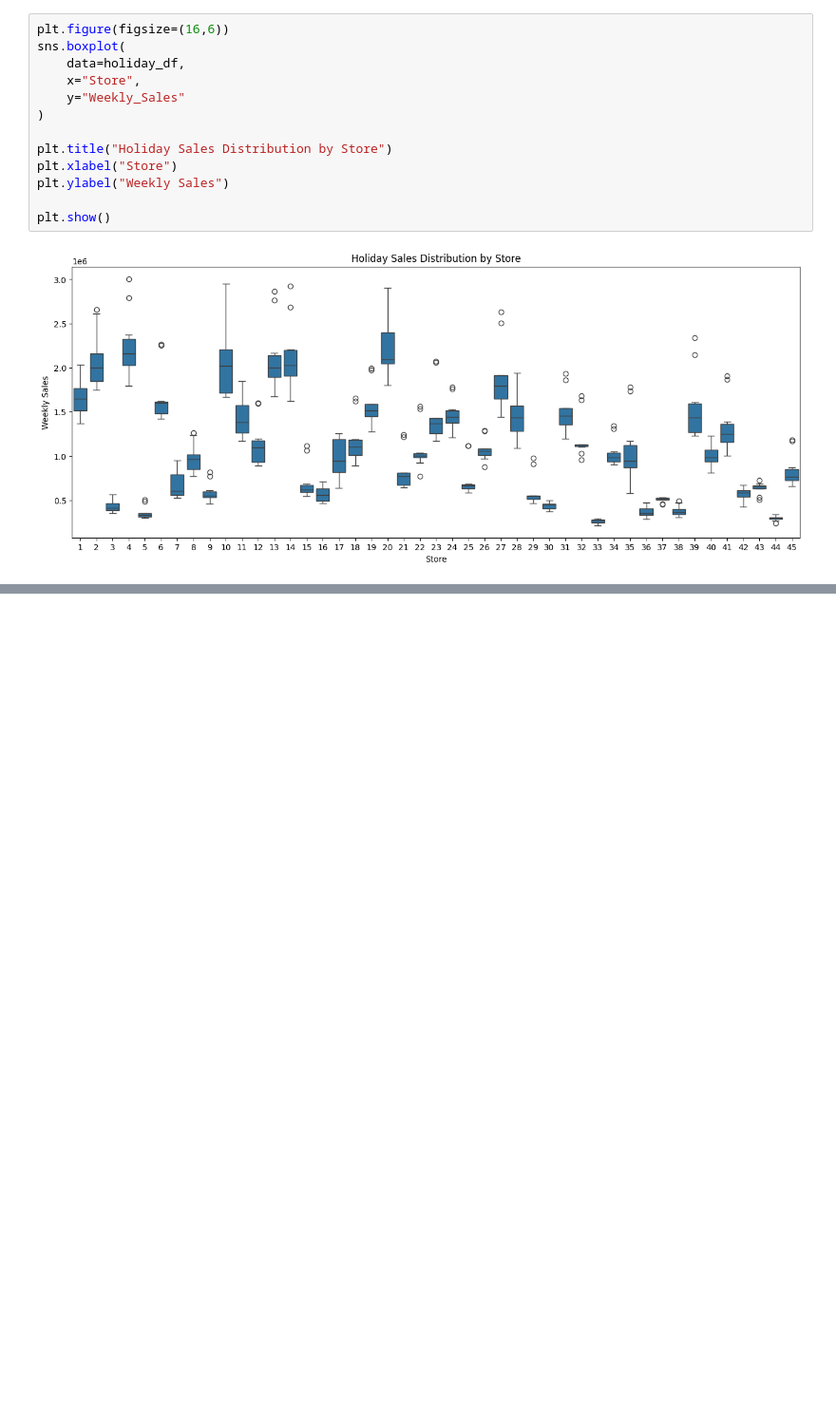
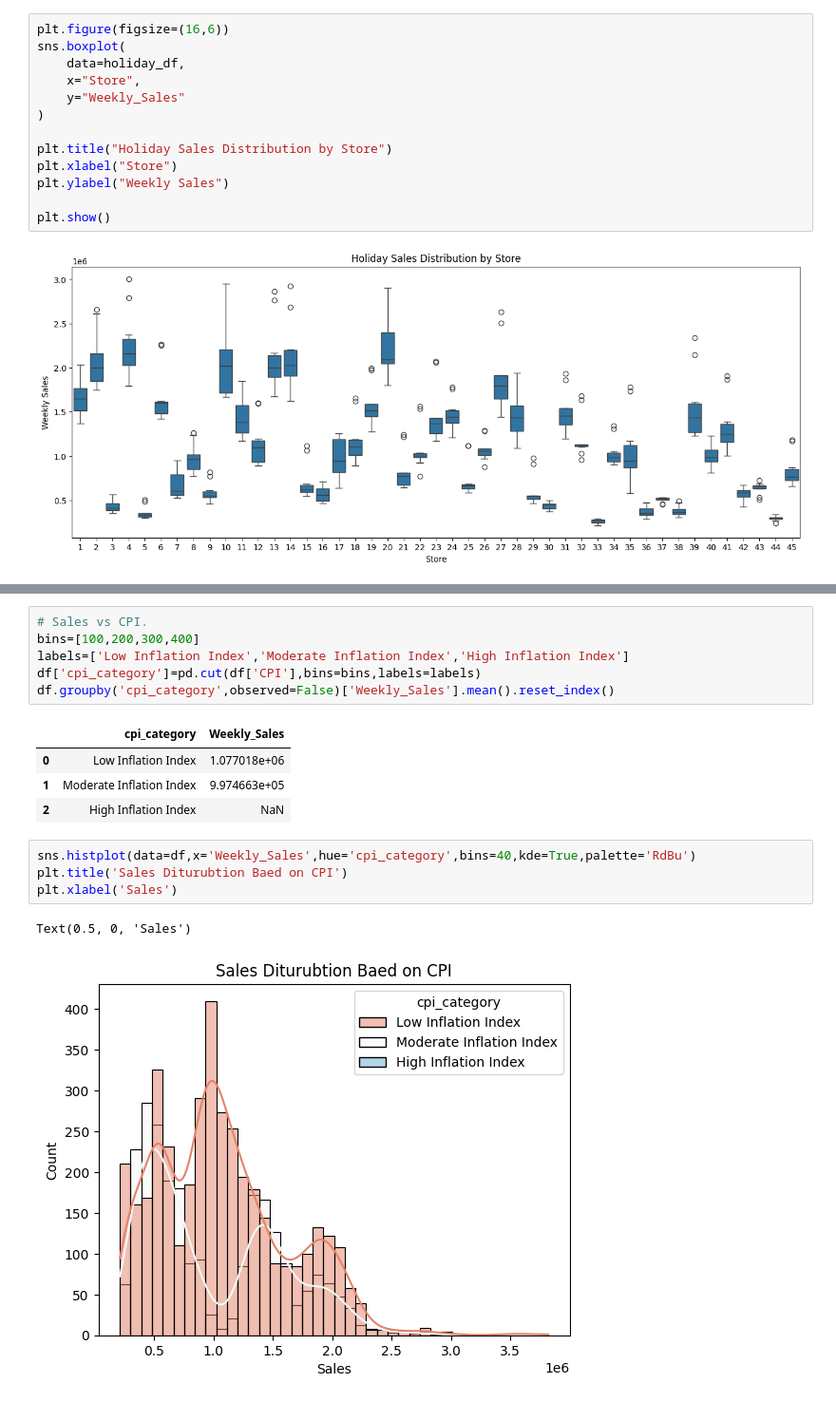
Before and after one commit to ShlokGadhave/Walmart, a Jupyter notebook: main.ipynb, the cells around one changed output, grey strips where cells are left out. Shown at 95% size. Saved outputs shown, nothing was run; the diff lists cells and outputs as text; blank space fills up the shorter version.

```diff
--- a/main.ipynb
+++ b/main.ipynb
@@ -415,0 +458,18 @@ plt.show()
+# %%
+# Sales vs CPI.
+bins=[100,200,300,400]
+labels=['Low Inflation Index','Moderate Inflation Index','High Inflation Index']
+df['cpi_category']=pd.cut(df['CPI'],bins=bins,labels=labels)
+df.groupby('cpi_category',observed=False)['Weekly_Sales'].mean().reset_index()
+# %% [output]
+|  | cpi_category | Weekly_Sales |
+| 0 | Low Inflation Index | 1.077018e+06 |
+| 1 | Moderate Inflation Index | 9.974663e+05 |
+| 2 | High Inflation Index | NaN |
+# %%
+sns.histplot(data=df,x='Weekly_Sales',hue='cpi_category',bins=40,kde=True,palette='RdBu')
+plt.title('Sales Diturubtion Baed on CPI')
+plt.xlabel('Sales')
+# %% [output]
+Text(0.5, 0, 'Sales')
+[figure, added]
```
Also changed, not shown: parts of 11 cells of this notebook.
